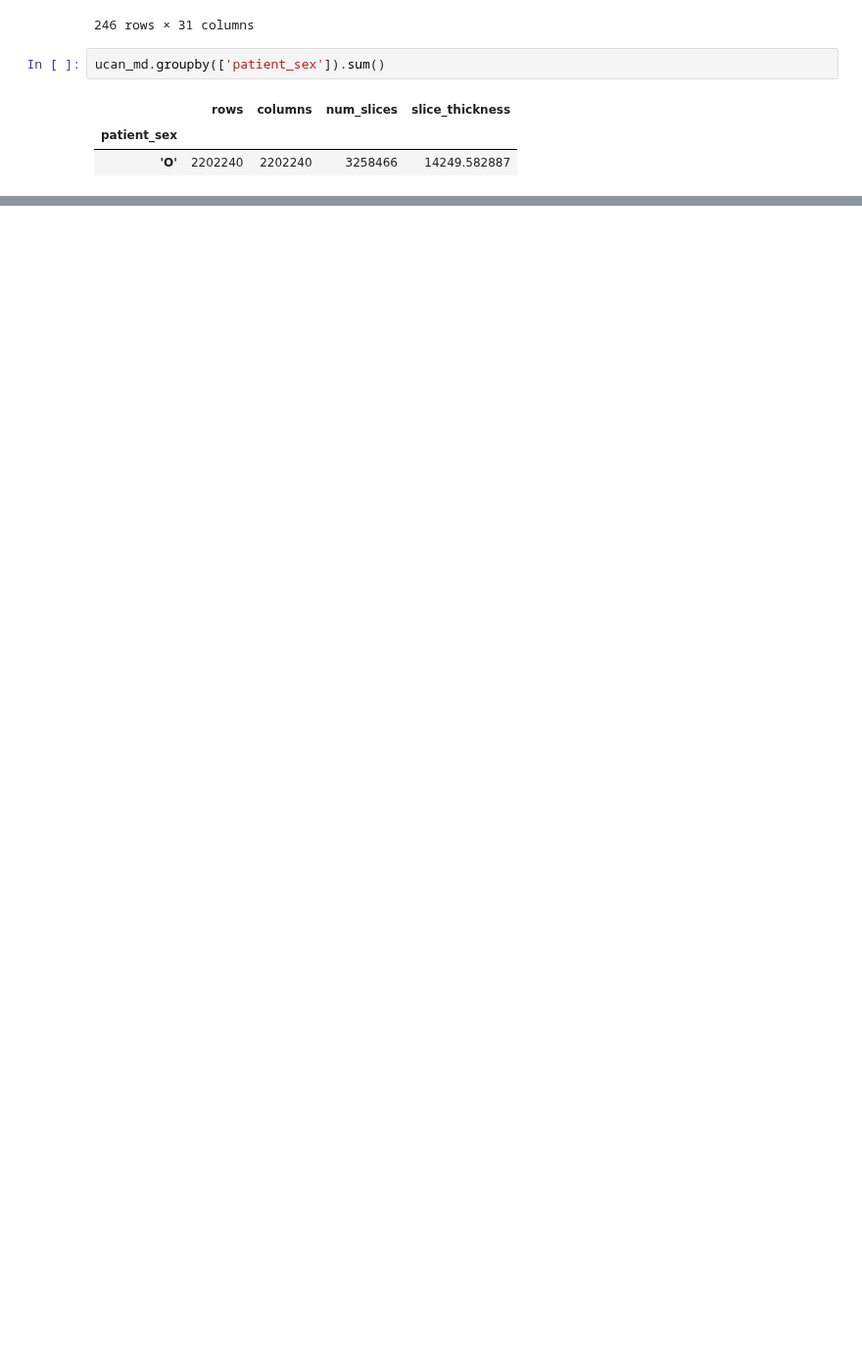
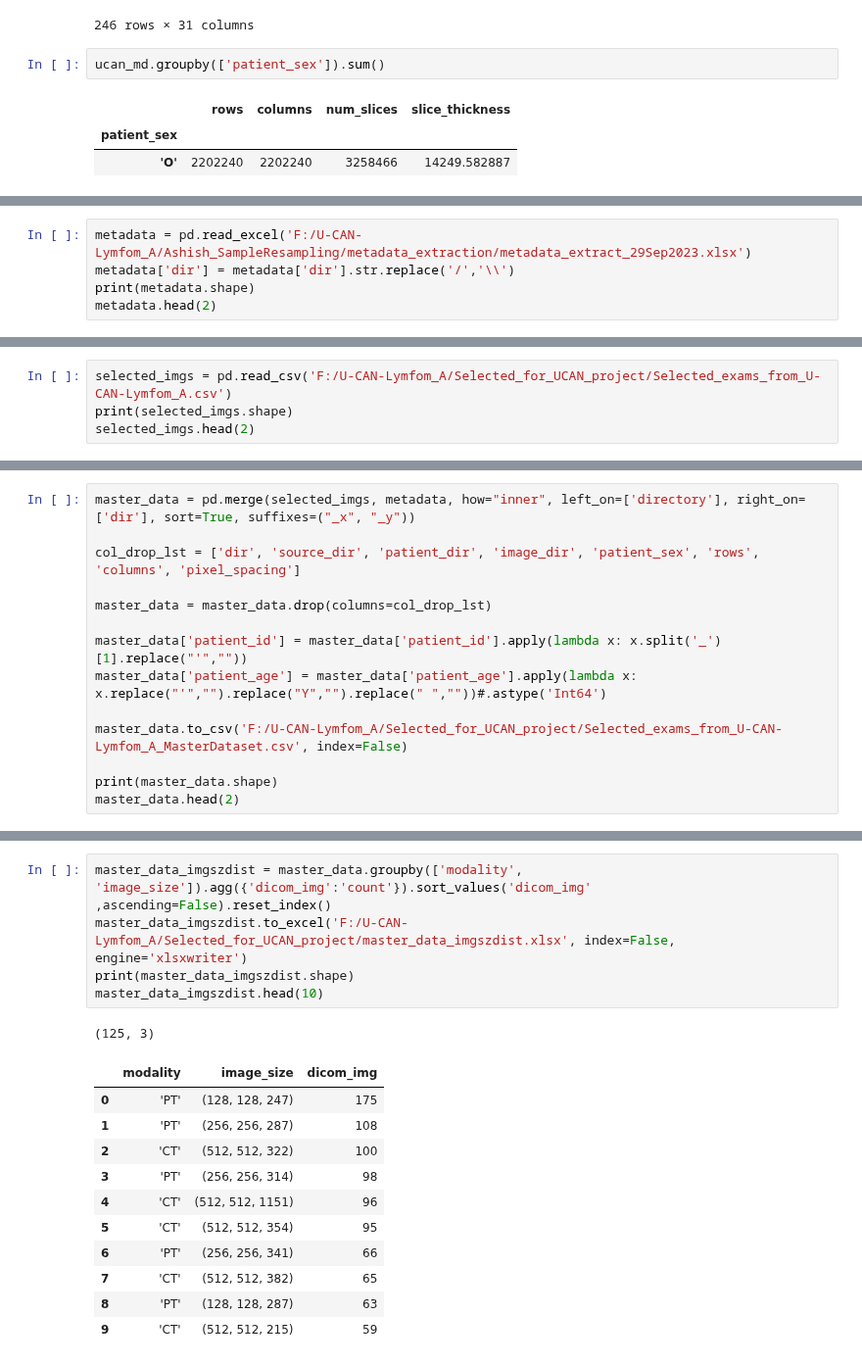
Before and after one commit to NickosKal/UCAN-PET-CT-image-data-handling-pipeline, a Jupyter notebook: Task 3.1/Task3.1_ExtractMetaData_UCAN.ipynb, the cells around one changed output, grey strips where cells are left out. Shown at 98% size. Cells and saved outputs as stored; diff of their text form; blank space fills up the shorter version.

```diff
--- a/Task 3.1/Task3.1_ExtractMetaData_UCAN.ipynb
+++ b/Task 3.1/Task3.1_ExtractMetaData_UCAN.ipynb
@@ -480,0 +585,5 @@ ucan_md.groupby(['patient_sex']).sum()
+# %%
+metadata = pd.read_excel('F:/U-CAN-Lymfom_A/Ashish_SampleResampling/metadata_extraction/metadata_extract_29Sep2023.xlsx')
+metadata['dir'] = metadata['dir'].str.replace('/','\\')
+print(metadata.shape)
+metadata.head(2)
@@ -480,0 +595,4 @@ ucan_md.groupby(['patient_sex']).sum()
+# %%
+selected_imgs = pd.read_csv('F:/U-CAN-Lymfom_A/Selected_for_UCAN_project/Selected_exams_from_U-CAN-Lymfom_A.csv')
+print(selected_imgs.shape)
+selected_imgs.head(2)
@@ -480,0 +604,14 @@ ucan_md.groupby(['patient_sex']).sum()
+# %%
+master_data = pd.merge(selected_imgs, metadata, how="inner", left_on=['directory'], right_on=['dir'], sort=True, suffixes=("_x", "_y"))
+
+col_drop_lst = ['dir', 'source_dir', 'patient_dir',	'image_dir', 'patient_sex', 'rows',	'columns', 'pixel_spacing']
+
+master_data = master_data.drop(columns=col_drop_lst)
+
+master_data['patient_id'] = master_data['patient_id'].apply(lambda x: x.split('_')[1].replace("'",""))
+master_data['patient_age'] = master_data['patient_age'].apply(lambda x: x.replace("'","").replace("Y","").replace(" ",""))#.astype('Int64')
+
+master_data.to_csv('F:/U-CAN-Lymfom_A/Selected_for_UCAN_project/Selected_exams_from_U-CAN-Lymfom_A_MasterDataset.csv', index=False)
+
+print(master_data.shape)
+master_data.head(2)
@@ -480,0 +634,18 @@ ucan_md.groupby(['patient_sex']).sum()
+# %%
+master_data_imgszdist = master_data.groupby(['modality', 'image_size']).agg({'dicom_img':'count'}).sort_values('dicom_img' ,ascending=False).reset_index()
+master_data_imgszdist.to_excel('F:/U-CAN-Lymfom_A/Selected_for_UCAN_project/master_data_imgszdist.xlsx', index=False, engine='xlsxwriter')
+print(master_data_imgszdist.shape)
+master_data_imgszdist.head(10)
+# %% [output]
+(125, 3)
+|  | modality | image_size | dicom_img |
+| 0 | 'PT' | (128, 128, 247) | 175 |
+| 1 | 'PT' | (256, 256, 287) | 108 |
+| 2 | 'CT' | (512, 512, 322) | 100 |
+| 3 | 'PT' | (256, 256, 314) | 98 |
+| 4 | 'CT' | (512, 512, 1151) | 96 |
+| 5 | 'CT' | (512, 512, 354) | 95 |
+| 6 | 'PT' | (256, 256, 341) | 66 |
+| 7 | 'CT' | (512, 512, 382) | 65 |
+| 8 | 'PT' | (128, 128, 287) | 63 |
+| 9 | 'CT' | (512, 512, 215) | 59 |
```
Also changed, not shown: parts of 27 cells of this notebook, 2 other files.
